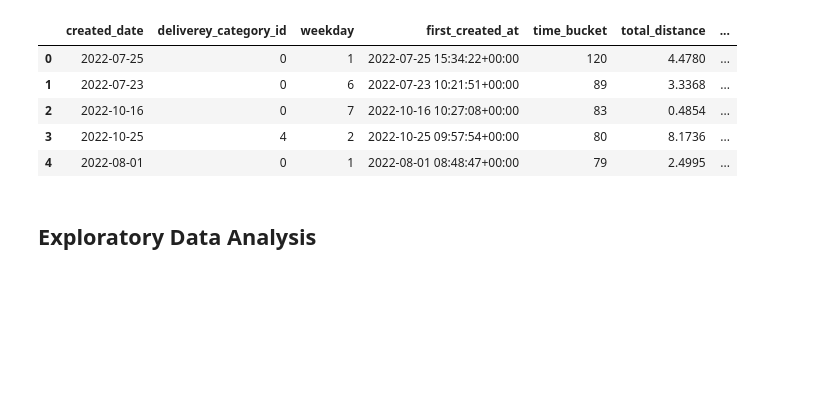
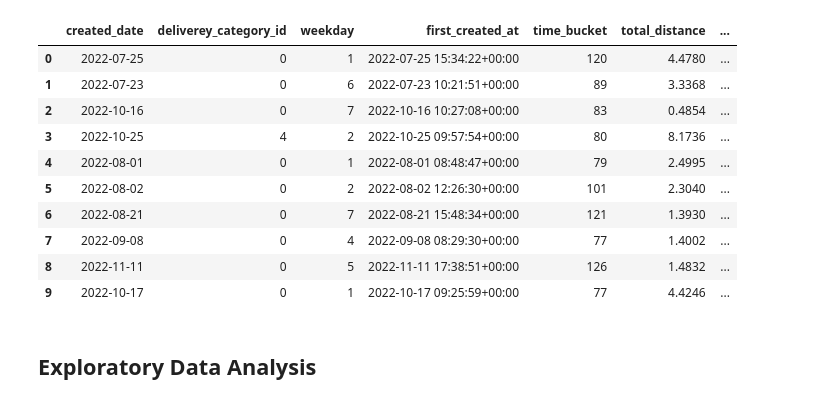
Before and after one commit to alinaddafi/order-delay-analysis, a Jupyter notebook: notebook/order-delay-prediction.ipynb, the cells around one changed output. Saved outputs shown, nothing was run; the diff lists cells and outputs as text; code cells hidden in the pictures; blank space fills up the shorter version.

```diff
--- a/notebook/order-delay-prediction.ipynb
+++ b/notebook/order-delay-prediction.ipynb
@@ -9,14 +9,19 @@ orders = pd.read_csv(
     "../data/part1-dataset.csv", parse_dates=["created_date", "first_created_at"]
     )
 # %%
-orders.head()
+orders.head(10)
 # %% [output]
 |  | created_date | deliverey_category_id | weekday | first_created_at | time_bucket | total_distance | ... |
 | 0 | 2022-07-25 | 0 | 1 | 2022-07-25 15:34:22+00:00 | 120 | 4.4780 | ... |
 | 1 | 2022-07-23 | 0 | 6 | 2022-07-23 10:21:51+00:00 | 89 | 3.3368 | ... |
 | 2 | 2022-10-16 | 0 | 7 | 2022-10-16 10:27:08+00:00 | 83 | 0.4854 | ... |
 | 3 | 2022-10-25 | 4 | 2 | 2022-10-25 09:57:54+00:00 | 80 | 8.1736 | ... |
 | 4 | 2022-08-01 | 0 | 1 | 2022-08-01 08:48:47+00:00 | 79 | 2.4995 | ... |
+| 5 | 2022-08-02 | 0 | 2 | 2022-08-02 12:26:30+00:00 | 101 | 2.3040 | ... |
+| 6 | 2022-08-21 | 0 | 7 | 2022-08-21 15:48:34+00:00 | 121 | 1.3930 | ... |
+| 7 | 2022-09-08 | 0 | 4 | 2022-09-08 08:29:30+00:00 | 77 | 1.4002 | ... |
+| 8 | 2022-11-11 | 0 | 5 | 2022-11-11 17:38:51+00:00 | 126 | 1.4832 | ... |
+| 9 | 2022-10-17 | 0 | 1 | 2022-10-17 09:25:59+00:00 | 77 | 4.4246 | ... |
 # %% [markdown]
 ## Exploratory Data Analysis
 # %%
```
Also changed, not shown: parts of 2 cells of this notebook.
